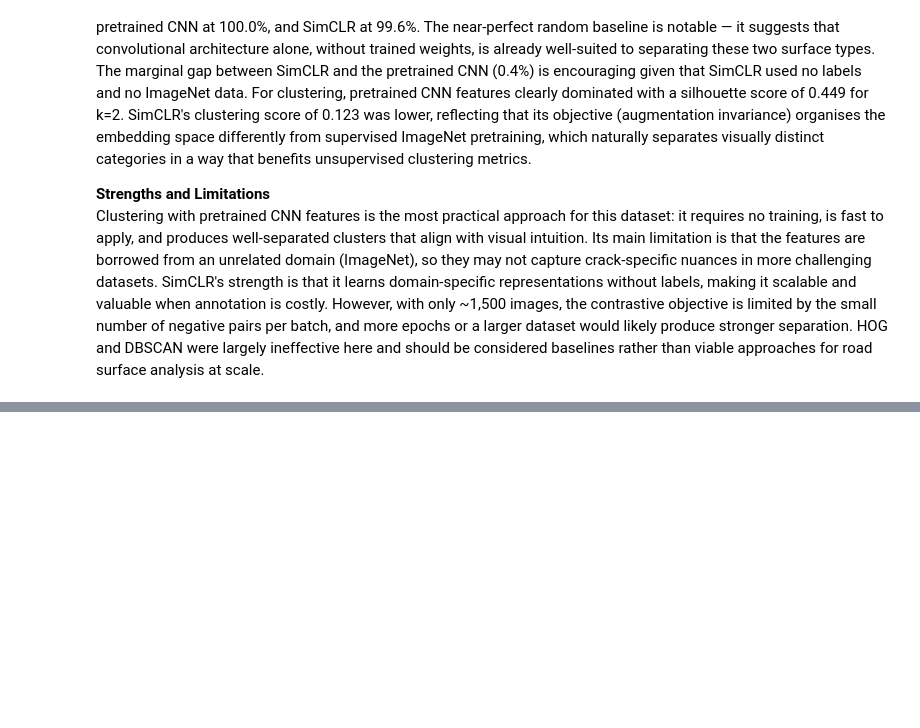
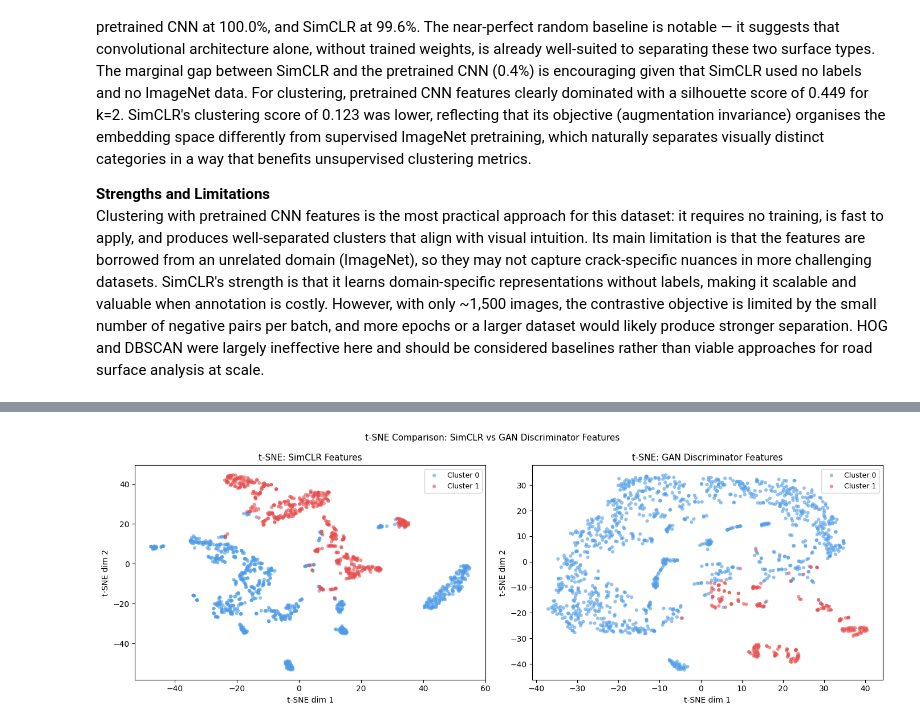
Before and after one commit to DevAime/unsupervised-learning-computer-vision, a Jupyter notebook: road_crack_project.ipynb, the cells around one changed output, grey strips where cells are left out. Cells and saved outputs as stored; diff of their text form; code cells hidden in the pictures; blank space fills up the shorter version.

```diff
--- a/road_crack_project.ipynb
+++ b/road_crack_project.ipynb
@@ -1100,0 +1456,37 @@ Clustering with pretrained CNN features is the most practical approach for this
+# %%
+# t-SNE of GAN features for side-by-side comparison
+# with the SimCLR t-SNE plot from Task 4.
+
+pca_gan_50   = PCA(n_components=50, random_state=SEED)
+gan_50       = pca_gan_50.fit_transform(gan_scaled)
+
+tsne_gan     = TSNE(n_components=2, perplexity=30, learning_rate='auto',
+                    max_iter=1000, random_state=SEED)
+gan_tsne_emb = tsne_gan.fit_transform(gan_50)
+
+fig, axes = plt.subplots(1, 2, figsize=(14, 5))
+
+for ax, embedding, labels, name in zip(
+    axes,
+    [simclr_tsne,   gan_tsne_emb],
+    [simclr_km_labels, gan_km_labels],
+    ['SimCLR', 'GAN Discriminator']
+):
+    for k in sorted(set(labels)):
+        mask = labels == k
+        ax.scatter(
+            embedding[mask, 0], embedding[mask, 1],
+            c=palette[k], label=f'Cluster {k}',
+            alpha=0.6, s=20, edgecolors='none'
+        )
+    ax.set_title(f't-SNE: {name} Features', fontsize=11)
+    ax.set_xlabel('t-SNE dim 1')
+    ax.set_ylabel('t-SNE dim 2')
+    ax.legend(fontsize=9)
+
+plt.suptitle('t-SNE Comparison: SimCLR vs GAN Discriminator Features', fontsize=11)
+plt.tight_layout()
+plt.savefig('tsne_simclr_vs_gan.png', dpi=120)
+plt.show()
+# %% [output]
+[figure, added]
```
Also changed, not shown: parts of 13 cells of this notebook.
